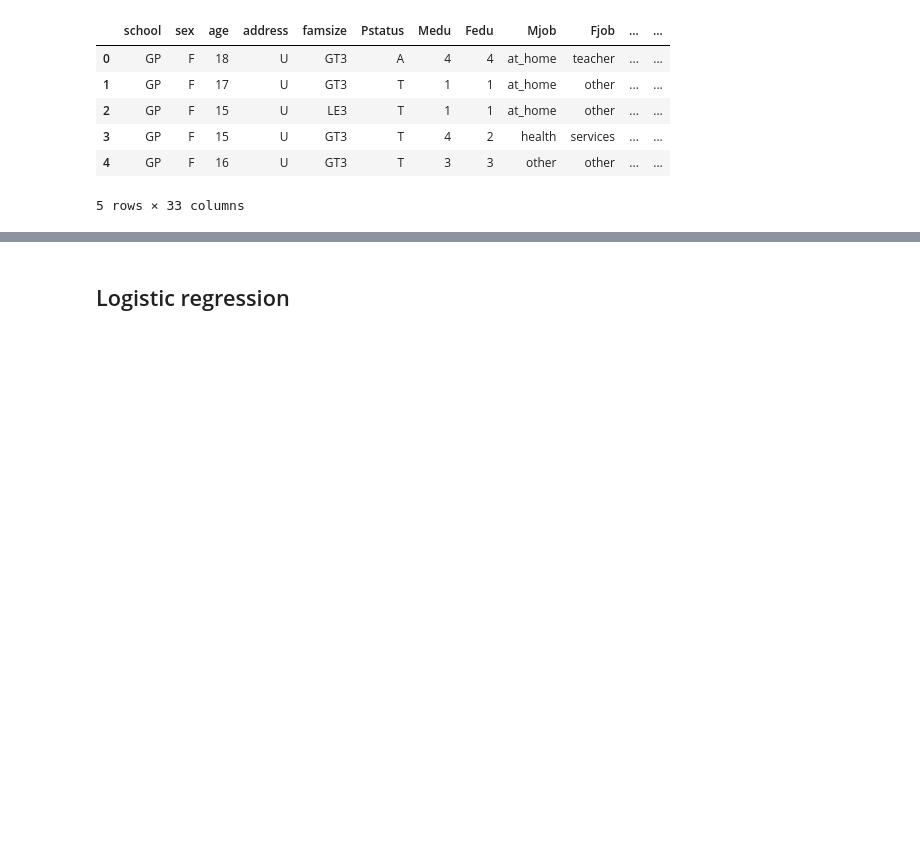
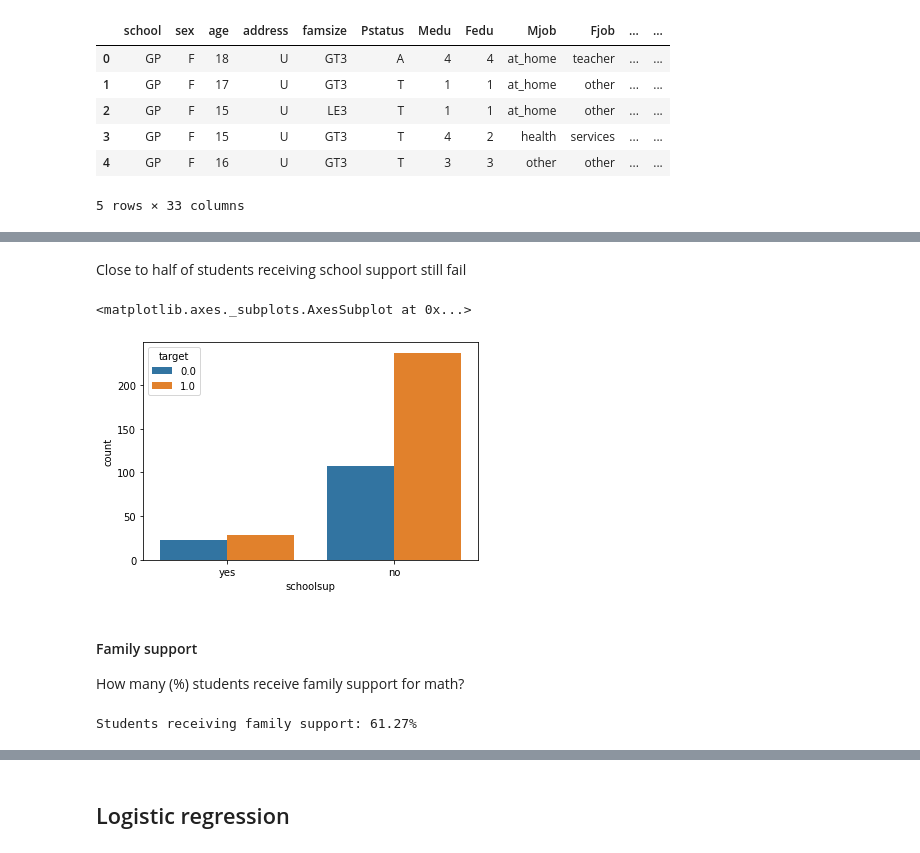
Before and after one commit to marielledado/fairlearn-notebooks, a Jupyter notebook: notebooks/analysis.ipynb, the cells around one changed output, grey strips where cells are left out. Drawn from its saved outputs; the diff is of its cells as text; code cells hidden in the pictures; blank space fills up the shorter version.

```diff
--- a/notebooks/analysis.ipynb
+++ b/notebooks/analysis.ipynb
@@ -208,0 +207,18 @@ features_test_scaled = MinMaxScaler().fit_transform(features_test)
+# %% [markdown]
+Close to half of students receiving school support still fail
+# %%
+# school support
+sns.countplot("schoolsup", hue="target", data=df_raw)
+# %% [output]
+<matplotlib.axes._subplots.AxesSubplot at 0x...>
+[figure, added]
+# %% [markdown]
+#### Family support
+
+How many (%) students receive family support for math?
+# %%
+famsup_pct = df_raw["famsup"].value_counts(normalize='True') * 100
+
+print(f"Students receiving family support: {round(famsup_pct[0], 2)}%")
+# %% [output]
+Students receiving family support: 61.27%
```
Also changed, not shown: parts of 52 cells of this notebook, 2 other files.
